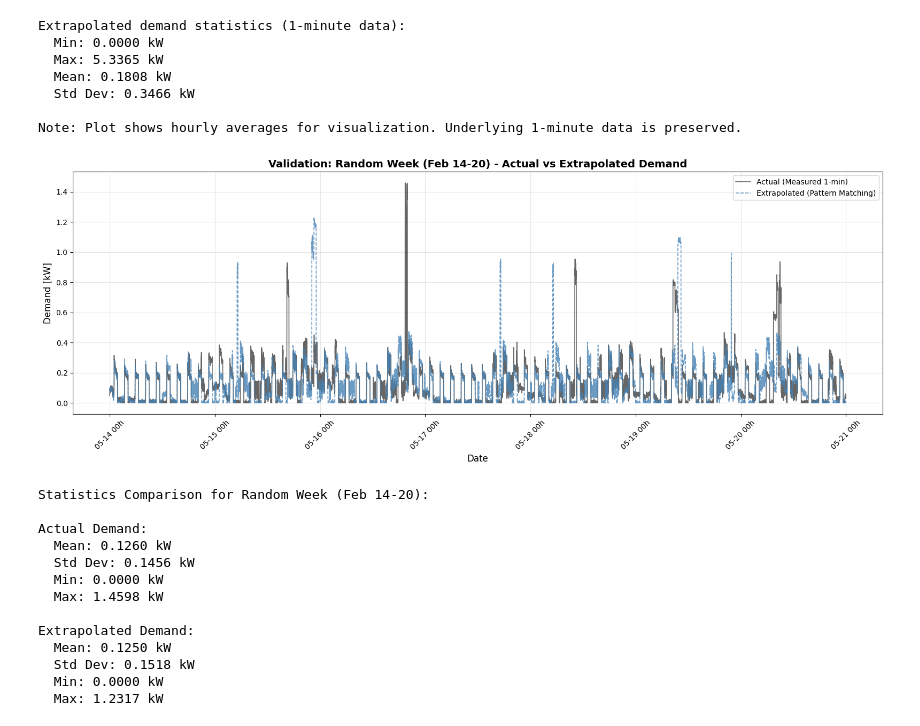
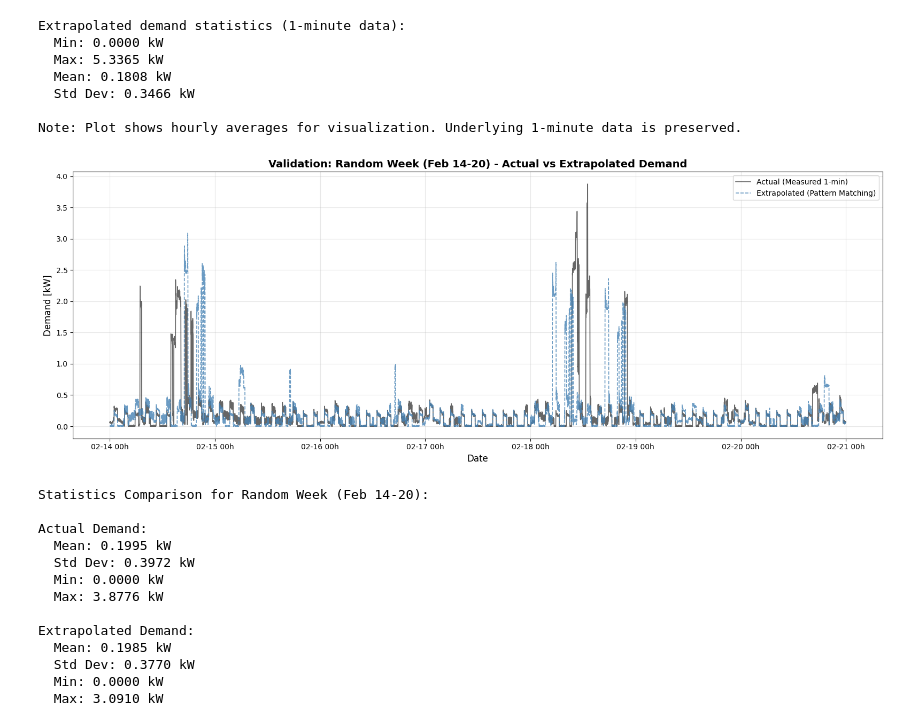
Before and after one commit to JontheFL/Optimal-Residential-Energy-System-Sizing, a Jupyter notebook: weather_and_demand_interpolation.ipynb, the cells around one changed output. Saved outputs shown, nothing was run; the diff lists cells and outputs as text; code cells hidden in the pictures.

```diff
--- a/weather_and_demand_interpolation.ipynb
+++ b/weather_and_demand_interpolation.ipynb
@@ -539,8 +610,8 @@ df_demand_full.set_index('timestamp', inplace=True)
 # Pick a random week that's NOT one of the training weeks
 # Training weeks: Jan 10-16, Apr 10-16, Jul 10-16
 # Let's pick: Feb 14-20 (Valentine's week)
-test_week_start = '2013-05-14'
-test_week_end = '2013-05-20'
+test_week_start = '2013-02-14'
+test_week_end = '2013-02-20'
 
 # Extract the actual demand for this week
 actual_week = df_demand_full.loc[test_week_start:test_week_end]
@@ -559,48 +630,48 @@ ax.plot(actual_week.index, actual_week.iloc[:, 0],
 ax.plot(extrapolated_week.index, extrapolated_week['Demand_kW'],
         color='steelblue', alpha=0.8, linewidth=1.2, linestyle='--', label='Extrapolated (Pattern Matching)')
 
 ax.set_title(f'Validation: Random Week (Feb 14-20) - Actual vs Extrapolated Demand', fontsize=14, fontweight='bold')
 ax.set_xlabel('Date', fontsize=12)
 ax.set_ylabel('Demand [kW]', fontsize=12)
 ax.legend(loc='upper right', frameon=True)
 ax.grid(True, alpha=0.3)
 
 # Format X-axis
 date_fmt = mdates.DateFormatter('%m-%d %Hh')
 ax.xaxis.set_major_formatter(date_fmt)
-plt.setp(ax.xaxis.get_majorticklabels(), rotation=45)
+plt.setp(ax.xaxis.get_majorticklabels(), rotation=0)
 
 plt.tight_layout()
 plt.show()
 
 # Print statistics comparison
 print("Statistics Comparison for Random Week (Feb 14-20):")
 print(f"\nActual Demand:")
 print(f"  Mean: {actual_week.iloc[:, 0].mean():.4f} kW")
 print(f"  Std Dev: {actual_week.iloc[:, 0].std():.4f} kW")
 print(f"  Min: {actual_week.iloc[:, 0].min():.4f} kW")
 print(f"  Max: {actual_week.iloc[:, 0].max():.4f} kW")
 
 print(f"\nExtrapolated Demand:")
 print(f"  Mean: {extrapolated_week['Demand_kW'].mean():.4f} kW")
 print(f"  Std Dev: {extrapolated_week['Demand_kW'].std():.4f} kW")
 print(f"  Min: {extrapolated_week['Demand_kW'].min():.4f} kW")
 print(f"  Max: {extrapolated_week['Demand_kW'].max():.4f} kW")
 # %% [output]
-[figure, old version]
+[figure, new version]
 Statistics Comparison for Random Week (Feb 14-20):
 
 Actual Demand:
-  Mean: 0.1260 kW
-  Std Dev: 0.1456 kW
+  Mean: 0.1995 kW
+  Std Dev: 0.3972 kW
   Min: 0.0000 kW
-  Max: 1.4598 kW
+  Max: 3.8776 kW
 
 Extrapolated Demand:
-  Mean: 0.1250 kW
-  Std Dev: 0.1518 kW
+  Mean: 0.1985 kW
+  Std Dev: 0.3770 kW
   Min: 0.0000 kW
-  Max: 1.2317 kW
+  Max: 3.0910 kW
 # %%
 # --- EXPORT RESULTS ---
 import os
```
Also changed, not shown: parts of 6 cells of this notebook, 2 other files.
